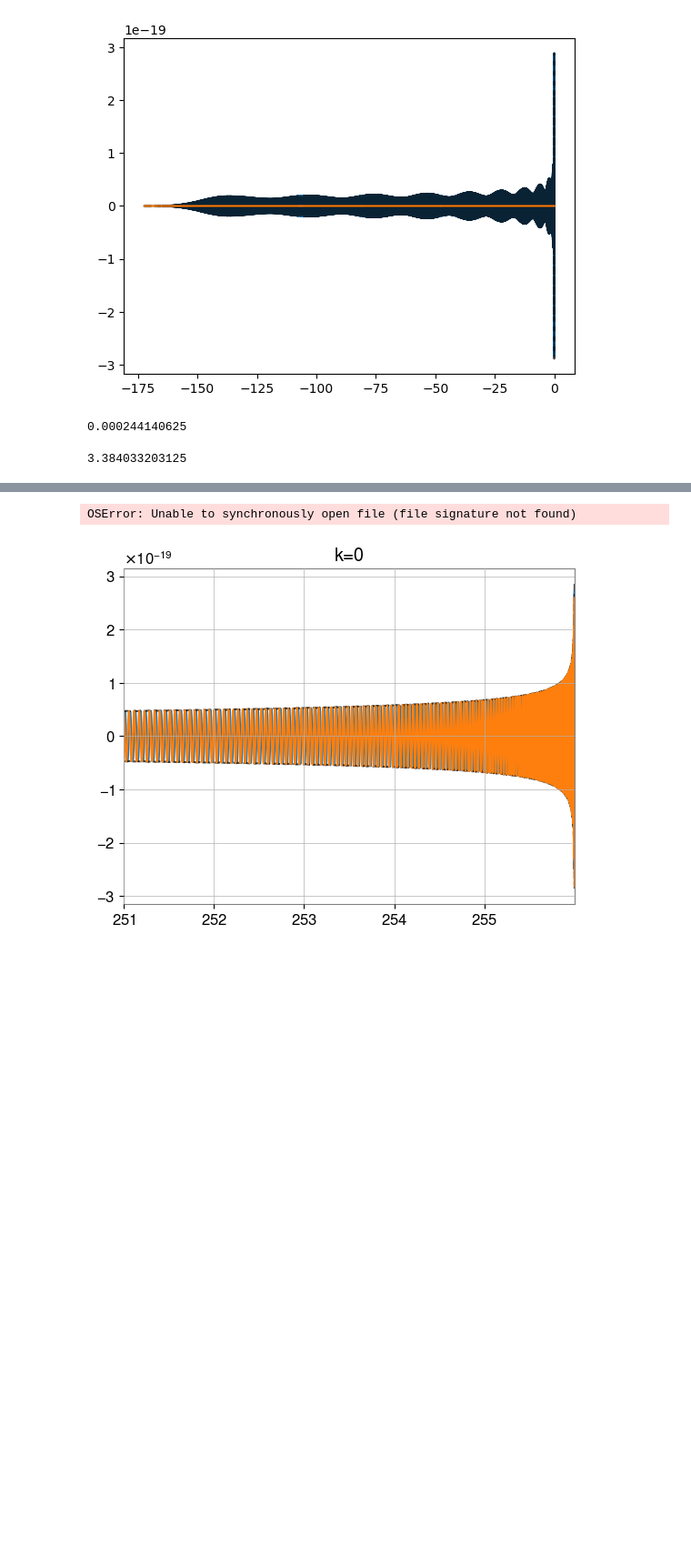
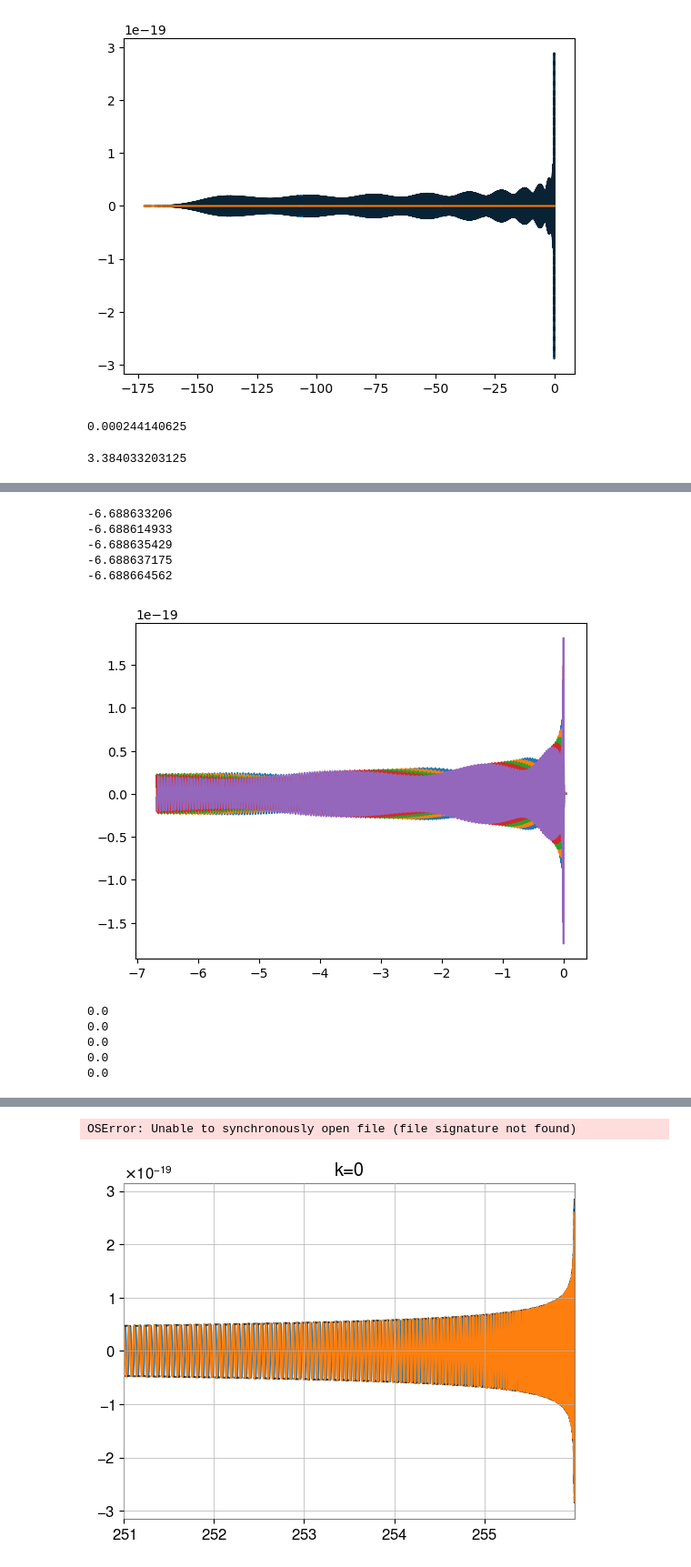
Before and after one commit to BenGPatterson/EccentricPrecession, a Jupyter notebook: ecc_prec_harmonics.ipynb, the cells around one changed output, grey strips where cells are left out. Shown at 91% size. Saved outputs shown, nothing was run; the diff lists cells and outputs as text; code cells hidden in the pictures; blank space fills up the shorter version.

```diff
--- a/ecc_prec_harmonics.ipynb
+++ b/ecc_prec_harmonics.ipynb
@@ -65,6 +76,7 @@ def gen_prec_wf(f_low, M, q, theta_jn, phi_jl, phase, psi, tilt_1, tilt_2, phi_1
                                  mass1=mass_1,
                                  mass2=mass_2,
                                  f_lower=f_low,
+                                 f_ref=f_low,
                                  delta_t=1/sample_rate,
                                  inclination=iota,
                                  spin1x=spin_1x,
@@ -186,0 +179,30 @@ print(h.sample_times[-1])
+# %%
+# Plot example waveform
+for _phase in [0, np.pi/4, 2*np.pi/4, 3*np.pi/4, 4*np.pi/4]:
+    h = gen_prec_wf(20, M, q, theta_jn, _phase, 0.23432, psi, tilt_1, tilt_2, np.pi/2, 0.5, 0, work_in_fd=False, approximant='SEOBNRv4P')
+    print(h.sample_times[0])
+    plt.plot(h.sample_times, h)
+
+# plt.plot(h.sample_times, np.abs(h), ls='dashed', c='k', alpha=0.7)
+# plt.plot(h.sample_times, -np.abs(h), ls='dashed', c='k', alpha=0.7)
+# plt.plot(h.imag().sample_times, h.imag())
+# plt.xlim(-2,-1.5)
+# %% [output]
+-6.688633206
+-6.688614933
+-6.688635429
+-6.688637175
+-6.688664562
+[figure, added]
+# %%
+# Plot example waveform
+hs = []
+for _phase in [0, np.pi/4, 2*np.pi/4, 3*np.pi/4, 4*np.pi/4]:
+    hs.append(gen_prec_wf(20, M, q, theta_jn, phi_jl, _phase, psi, tilt_1, tilt_2, np.pi/2, 0.5, 0, work_in_fd=True, approximant='SEOBNRv4P'))
+    print(hs[-1].sample_times[0])
+# %% [output]
+0.0
+0.0
+0.0
+0.0
+0.0
```
Also changed, not shown: parts of 8 cells of this notebook.
